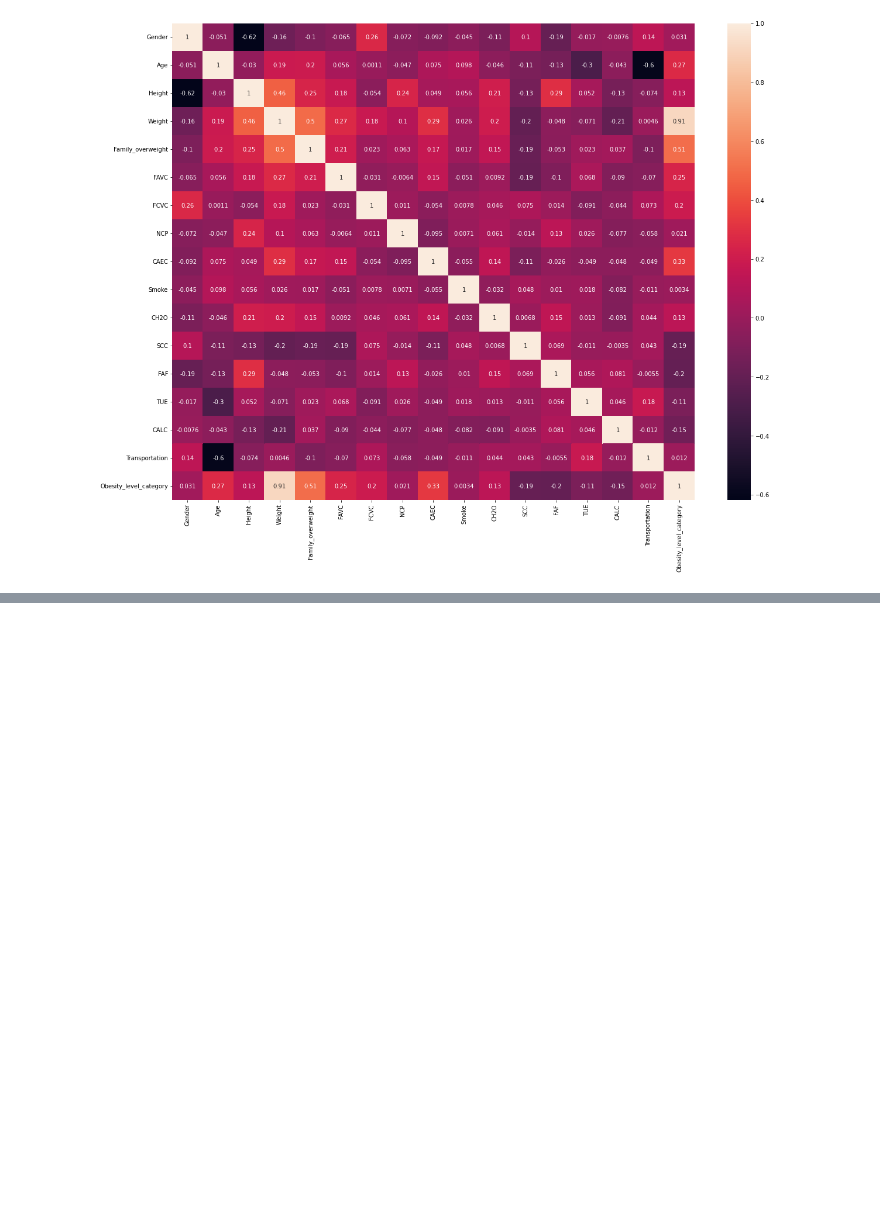
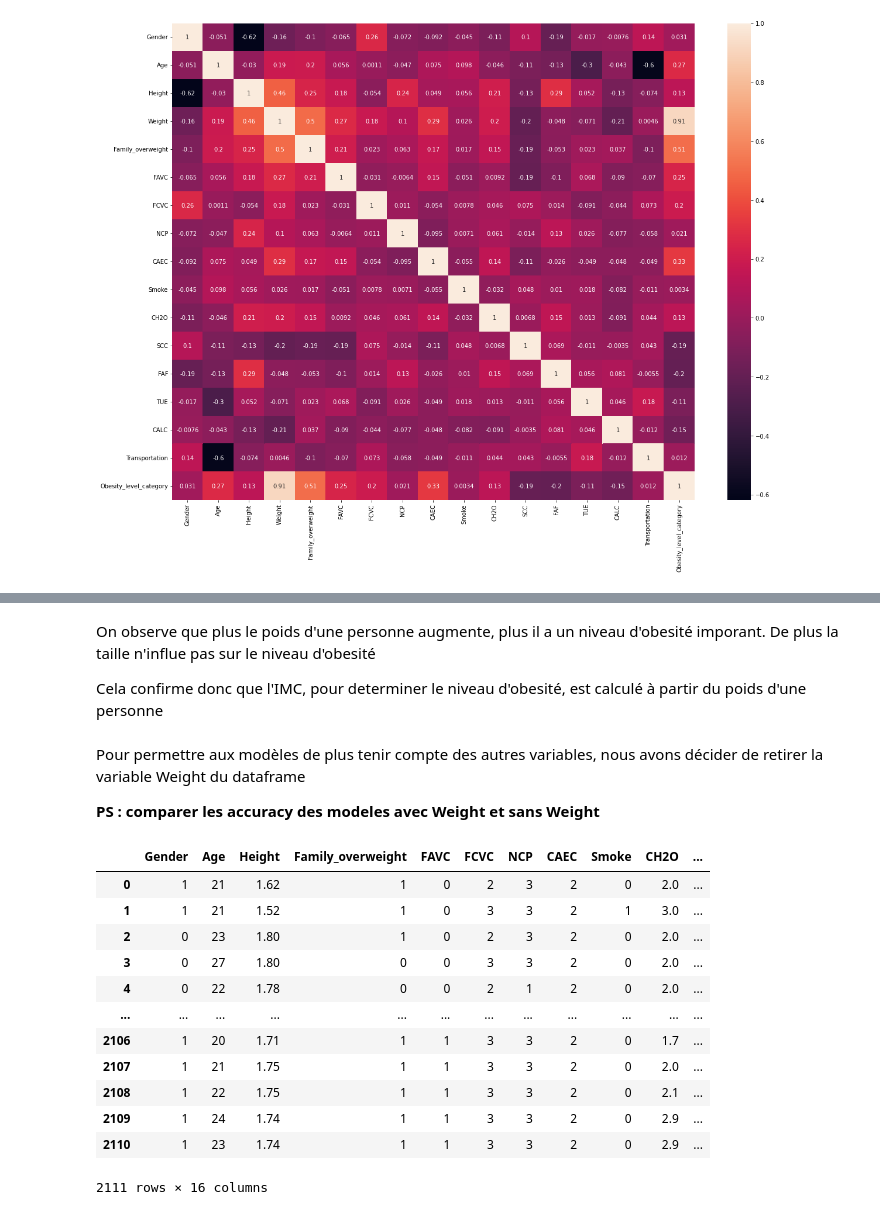
Before and after one commit to corentin-pujol/Obesity-types-prediction, a Jupyter notebook: Obesity_levels_prediction.ipynb, the cells around one changed output, grey strips where cells are left out. Cells and saved outputs as stored; diff of their text form; code cells hidden in the pictures; blank space fills up the shorter version.

```diff
--- a/Obesity_levels_prediction.ipynb
+++ b/Obesity_levels_prediction.ipynb
@@ -119,0 +168,26 @@ plt.show()
+# %% [markdown]
+On observe que plus le poids d'une personne augmente, plus il a un niveau d'obesité imporant.
+De plus la taille n'influe pas sur le niveau d'obesité
+
+Cela confirme donc que l'IMC, pour determiner le niveau d'obesité, est calculé à partir du poids d'une personne
+# %% [markdown]
+Pour permettre aux modèles de plus tenir compte des autres variables, nous avons décider de retirer la variable Weight du dataframe
+
+**PS : comparer les accuracy des modeles avec Weight et sans Weight**
+# %%
+df.drop(['Weight'],axis = 1, inplace = True)
+df
+# %% [output]
+|  | Gender | Age | Height | Family_overweight | FAVC | FCVC | NCP | CAEC | Smoke | CH2O | ... |
+| 0 | 1 | 21 | 1.62 | 1 | 0 | 2 | 3 | 2 | 0 | 2.0 | ... |
+| 1 | 1 | 21 | 1.52 | 1 | 0 | 3 | 3 | 2 | 1 | 3.0 | ... |
+| 2 | 0 | 23 | 1.80 | 1 | 0 | 2 | 3 | 2 | 0 | 2.0 | ... |
+| 3 | 0 | 27 | 1.80 | 0 | 0 | 3 | 3 | 2 | 0 | 2.0 | ... |
+| 4 | 0 | 22 | 1.78 | 0 | 0 | 2 | 1 | 2 | 0 | 2.0 | ... |
+| ... | ... | ... | ... | ... | ... | ... | ... | ... | ... | ... | ... |
+| 2106 | 1 | 20 | 1.71 | 1 | 1 | 3 | 3 | 2 | 0 | 1.7 | ... |
+| 2107 | 1 | 21 | 1.75 | 1 | 1 | 3 | 3 | 2 | 0 | 2.0 | ... |
+| 2108 | 1 | 22 | 1.75 | 1 | 1 | 3 | 3 | 2 | 0 | 2.1 | ... |
+| 2109 | 1 | 24 | 1.74 | 1 | 1 | 3 | 3 | 2 | 0 | 2.9 | ... |
+| 2110 | 1 | 23 | 1.74 | 1 | 1 | 3 | 3 | 2 | 0 | 2.9 | ... |
+2111 rows × 16 columns
```
Also changed, not shown: parts of 20 cells of this notebook.
